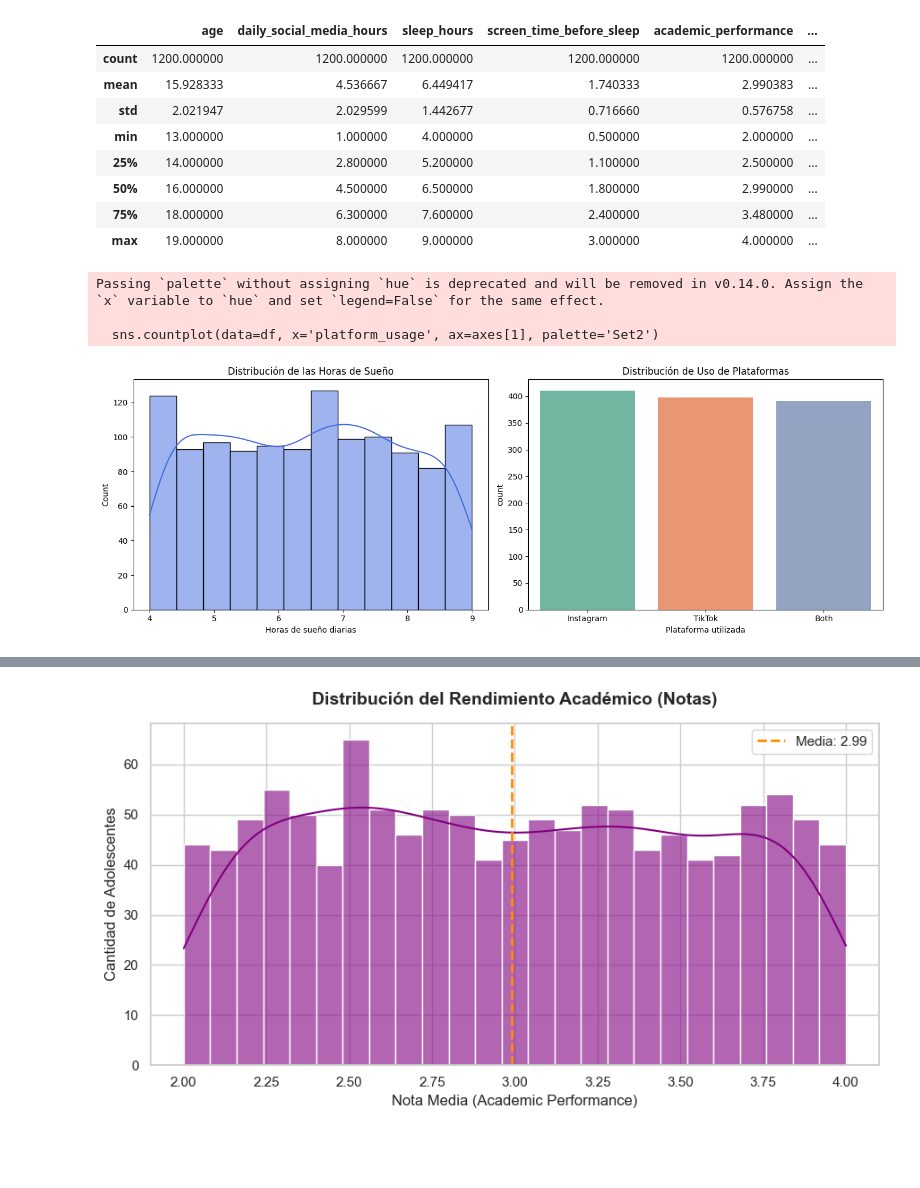
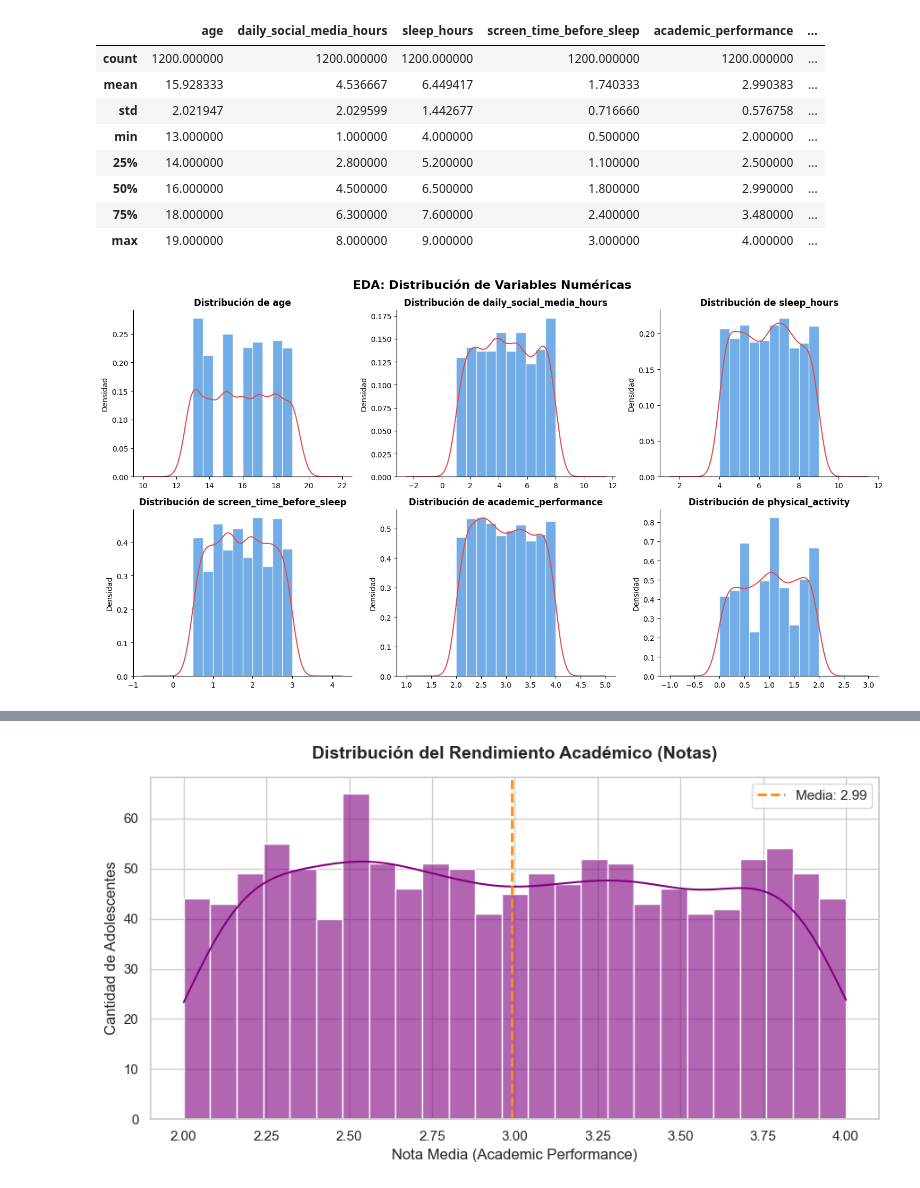
Before and after one commit to Bootcamp-DA-P2/proyecto7-regression-grupo5, a Jupyter notebook: 2.ipynb, the cells around one changed output, grey strips where cells are left out. Saved outputs shown, nothing was run; the diff lists cells and outputs as text; code cells hidden in the pictures; blank space fills up the shorter version.

```diff
--- a/2.ipynb
+++ b/2.ipynb
@@ -197,24 +336,37 @@ df.describe()
 | 50% | 16.000000 | 4.500000 | 6.500000 | 1.800000 | 2.990000 | ... |
 | 75% | 18.000000 | 6.300000 | 7.600000 | 2.400000 | 3.480000 | ... |
 | max | 19.000000 | 8.000000 | 9.000000 | 3.000000 | 4.000000 | ... |
-# %%
-# Configuramos el lienzo para ver dos gráficos a la vez
-fig, axes = plt.subplots(1, 2, figsize=(14, 5))
-
-# 1. Gráfico univariado para una variable NUMÉRICA (Distribución de horas de sueño)
-sns.histplot(data=df, x='sleep_hours', kde=True, ax=axes[0], color='royalblue')
-axes[0].set_title('Distribución de las Horas de Sueño')
-axes[0].set_xlabel('Horas de sueño diarias')
-
-# 2. Gráfico univariado para conteo de plataformas
-sns.countplot(data=df, x='platform_usage', ax=axes[1], palette='Set2')
-axes[1].set_title('Distribución de Uso de Plataformas')
-axes[1].set_xlabel('Plataforma utilizada')
-
-plt.tight_layout()
-plt.show()
-# %% [output]
-Passing `palette` without assigning `hue` is deprecated and will be removed in v0.14.0. Assign the `x` variable to `hue` and set `legend=False` for the same effect.
-
-  sns.countplot(data=df, x='platform_usage', ax=axes[1], palette='Set2')
-[figure, removed]
+# %%
+# 2. Definimos las variables numéricas que queremos analizar
+variables = [
+    'age', 'daily_social_media_hours', 'sleep_hours',
+    'screen_time_before_sleep', 'academic_performance', 'physical_activity'
+]
+
+# 3. Configurar el Grid: 2 filas y 3 columnas (para albergar las 6 variables)
+fig, axes = plt.subplots(2, 3, figsize=(15, 8))
+fig.suptitle('EDA: Distribución de Variables Numéricas', fontsize=16, fontweight='bold')
+
+# Convertimos la matriz 'axes' en una lista plana de 1D para iterar más fácil
+axes_planos = axes.flatten()
+
+# 4. Bucle mágico para pintar cada variable usando Pandas
+for i, col in enumerate(variables):
+    ax = axes_planos[i]
+
+    # Graficamos Histograma + KDE para cada columna
+    df[col].plot(kind='hist', bins=10, density=True, ax=ax,
+                 color='#378ADD', edgecolor='white', alpha=0.7)
+    df[col].plot(kind='kde', ax=ax, color='#E24B4A', linewidth=1.5)
+
+    # Estética de cada subplot
+    ax.set_title(f'Distribución de {col}', fontsize=12, fontweight='semibold')
+    ax.set_xlabel('')
+    ax.set_ylabel('Densidad')
+    ax.spines[['top', 'right']].set_visible(False)
+
+# 5. Ajustar diseño y mostrar
+plt.tight_layout()
+plt.show()
+# %% [output]
+[figure, added]
```
Also changed, not shown: parts of 21 cells of this notebook, 1 other file.
